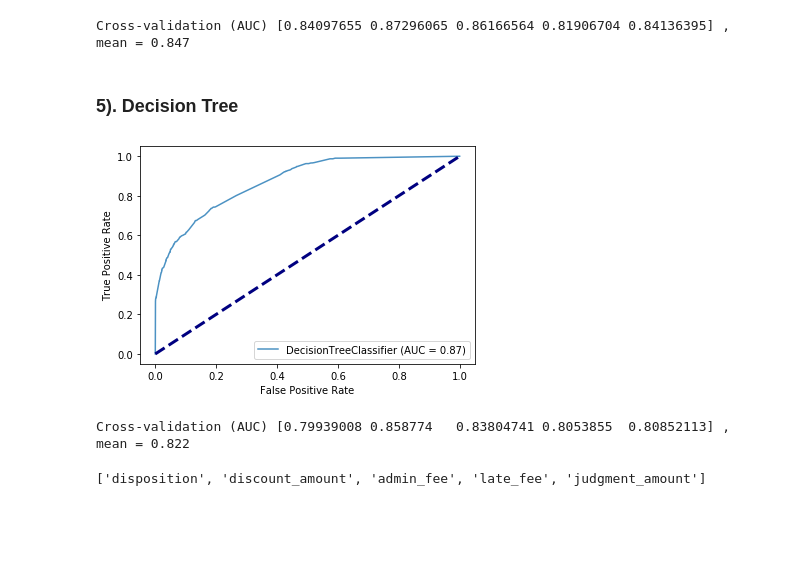
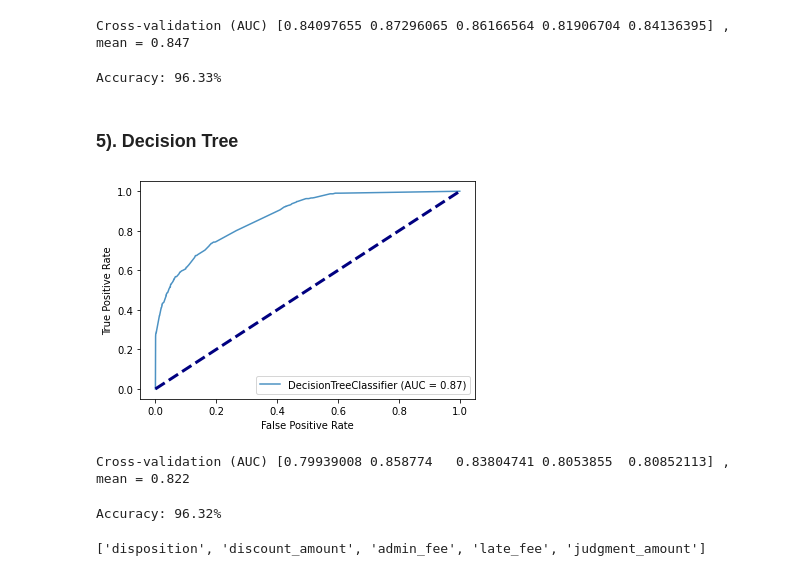
Before and after one commit to yduh/Detroit-BlightViolation-Ticket, a Jupyter notebook: study.ipynb, the cells around one changed output. Drawn from its saved outputs; the diff is of its cells as text; code cells hidden in the pictures; blank space fills up the shorter version.

```diff
--- a/study.ipynb
+++ b/study.ipynb
@@ -118,8 +119,8 @@ import seaborn as sns
 %matplotlib inline
 # %%
 def load_data():
-    df_train_raw = pd.read_csv('readonly/train.csv', encoding = "ISO-8859-1")
-    df_test_raw = pd.read_csv('readonly/test.csv', encoding = "ISO-8859-1")
+    df_train_raw = pd.read_csv('dataset/train.csv', encoding = "ISO-8859-1")
+    df_test_raw = pd.read_csv('dataset/test.csv', encoding = "ISO-8859-1")
 
     ## Have to remove:
     # - collection_status - Flag for payments in collections
@@ -696,6 +878,13 @@ print('Cross-validation (AUC)', cross_val_score(clf_RandForest, X_dev, y_dev, cv
 # %% [output]
 [figure]
 Cross-validation (AUC) [0.84097655 0.87296065 0.86166564 0.81906704 0.84136395] , mean = 0.847
+# %%
+y_pred = clf_RandForest.predict(X_dev)
+
+acc = accuracy_score(y_dev, y_pred)
+print("Accuracy: %.2f%%" %(acc *100.0))
+# %% [output]
+Accuracy: 96.33%
 # %%
 grid_values = {'n_estimators':[10, 50, 100, 500],
                'max_features':[],
@@ -718,16 +907,23 @@ print('Grid best score (AUC): ', grid_clf_auc.best_score_)
 # %%
 clf_DecisTree = DecisionTreeClassifier(random_state=0).fit(X_train, y_train)
 
 ax = plt.gca()
-roc_DicisTree = plot_roc_curve(clf_DecisTree, X_dev, y_dev, ax=ax, alpha=0.8)
+roc_DecisTree = plot_roc_curve(clf_DecisTree, X_dev, y_dev, ax=ax, alpha=0.8)
 plt.plot([0, 1], [0, 1], color='navy', lw=3, linestyle='--')
 plt.show()
 
 print('Cross-validation (AUC)', cross_val_score(clf_DecisTree, X_dev, y_dev, cv=5, scoring = 'roc_auc'),
       ', mean =', round(cross_val_score(clf_DecisTree, X_dev, y_dev, cv=5, scoring = 'roc_auc').mean(), 3))
 # %% [output]
-[figure, old version]
+[figure, new version]
 Cross-validation (AUC) [0.79939008 0.858774   0.83804741 0.8053855  0.80852113] , mean = 0.822
+# %%
+y_pred = clf_DecisTree.predict(X_dev)
+
+acc = accuracy_score(y_dev, y_pred)
+print("Accuracy: %.2f%%" %(acc *100.0))
+# %% [output]
+Accuracy: 96.32%
 # %%
 dic = {key: value for key, value in zip(X_train.columns, clf_DecisTree.feature_importances_)}
 dic_sorted = sorted(dic.items(), key=lambda x: x[1], reverse=True)
```
Also changed, not shown: parts of 43 cells of this notebook, 1 other file.
